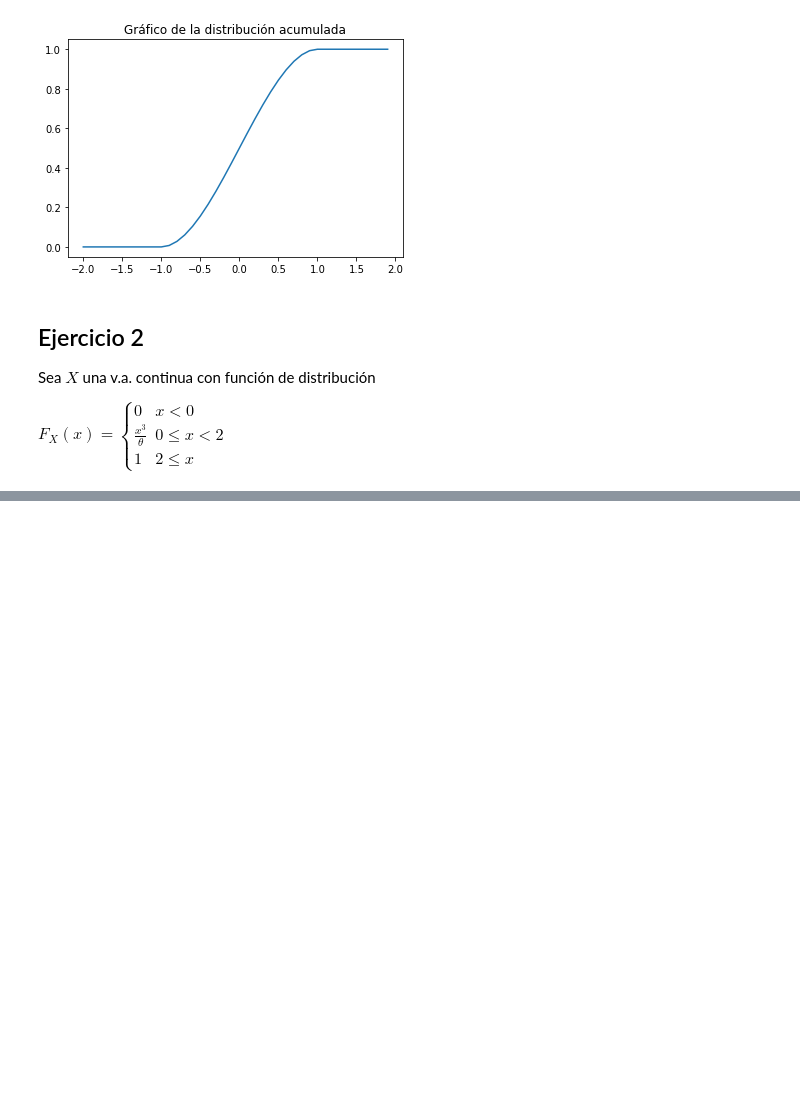
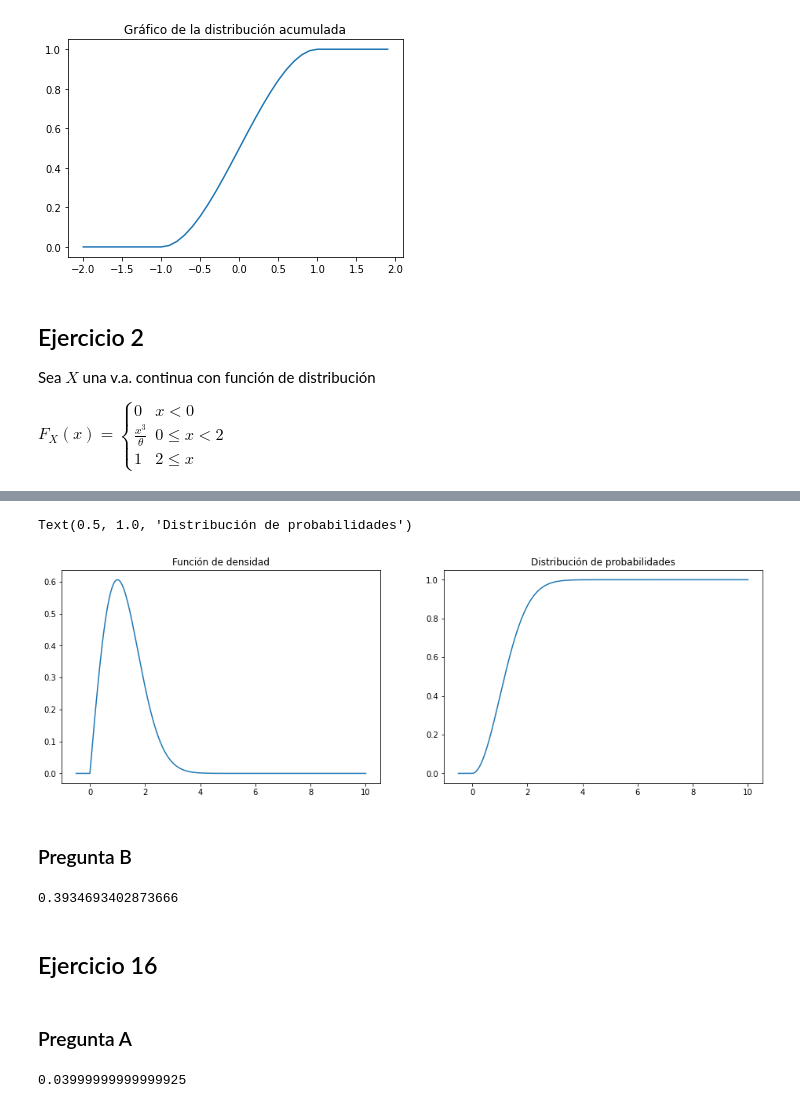
Before and after one commit to yagopajarino/uba-probayestadistica, a Jupyter notebook: Soluciones/Práctica 3.ipynb, the cells around one changed output, grey strips where cells are left out. Drawn from its saved outputs; the diff is of its cells as text; code cells hidden in the pictures; blank space fills up the shorter version.

```diff
--- a/Soluciones/Práctica 3.ipynb
+++ b/Soluciones/Práctica 3.ipynb
@@ -116,0 +495,5 @@ Hay que usar Barrow en la función del medio, igualda a 1 y despejar $\theta$
+# %%
+def f(x):
+    if 0 < x < np.inf:
+        return x * np.e ** (-(x**2)/2)
+    else: return 0
@@ -116,0 +502,55 @@ Hay que usar Barrow en la función del medio, igualda a 1 y despejar $\theta$
+# %%
+def F(x):
+    if x < 0:
+        return 0
+    else:
+        return (-np.e ** (-(x**2)/2)) +1
+# %%
+fig, (ax1, ax2) = plt.subplots(1,2, figsize=(16,5))
+
+# Plot de f(x)
+n = -0.5
+xs = []
+ys = []
+while n <= 10:
+    xs.append(n)
+    ys.append(f(n))
+    n += 0.01
+
+ax1.plot(xs, ys)
+ax1.set_title("Función de densidad")
+
+# Plot de F(x)
+n = -0.5
+xs = []
+ys = []
+while n <= 10:
+    xs.append(n)
+    ys.append(F(n))
+    n += 0.01
+
+ax2.plot(xs, ys)
+ax2.set_title("Distribución de probabilidades")
+# %% [output]
+Text(0.5, 1.0, 'Distribución de probabilidades')
+[figure, added]
+# %% [markdown]
+### Pregunta B
+# %%
+F(1)
+# %% [output]
+0.3934693402873666
+# %% [markdown]
+## Ejercicio 16
+# %% [markdown]
+### Pregunta A
+# %%
+l = 1
+r = 0
+while r < 0.4492:
+    va = scipy.stats.expon(scale=1/l)
+    r = 1 - va.cdf(20)
+    l -= 0.01
+l + 0.01
+# %% [output]
+0.03999999999999925
```
Also changed, not shown: parts of 77 cells of this notebook, 13 other files.
